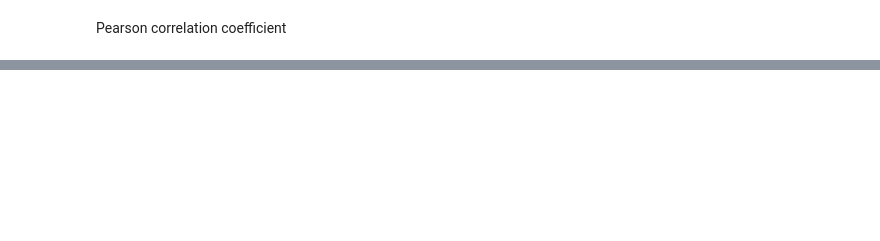
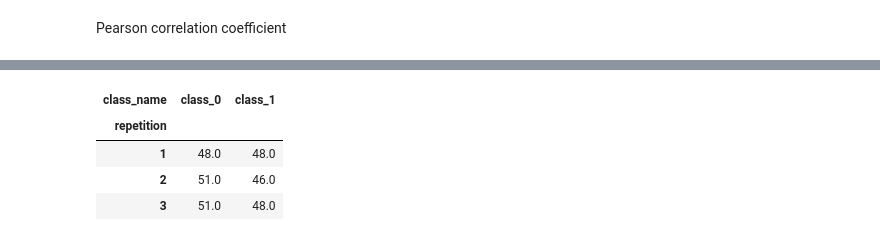
Before and after one commit to ChristianBontveit/TSC_LLM_rules, a Jupyter notebook: results/llm_results/analyze_rule_text.ipynb, the cells around one changed output, grey strips where cells are left out. Saved outputs shown, nothing was run; the diff lists cells and outputs as text; code cells hidden in the pictures; blank space fills up the shorter version.

```diff
--- a/results/llm_results/analyze_rule_text.ipynb
+++ b/results/llm_results/analyze_rule_text.ipynb
@@ -241,0 +253,10 @@ display(correlation_table(rules_df, 'num_chars'))
+# %%
+chinatown_12 = rules_df[(rules_df['dataset'] == 'Chinatown') & (rules_df['num_rules_setting'] == 12)]
+pivot = chinatown_12.pivot_table(index='repetition', columns='class_name', values='num_words')
+display(pivot)
+# %% [output]
+| class_name | class_0 | class_1 |
+| repetition |  |  |
+| 1 | 48.0 | 48.0 |
+| 2 | 51.0 | 46.0 |
+| 3 | 51.0 | 48.0 |
```
Also changed, not shown: parts of 11 cells of this notebook, 36 other files.
